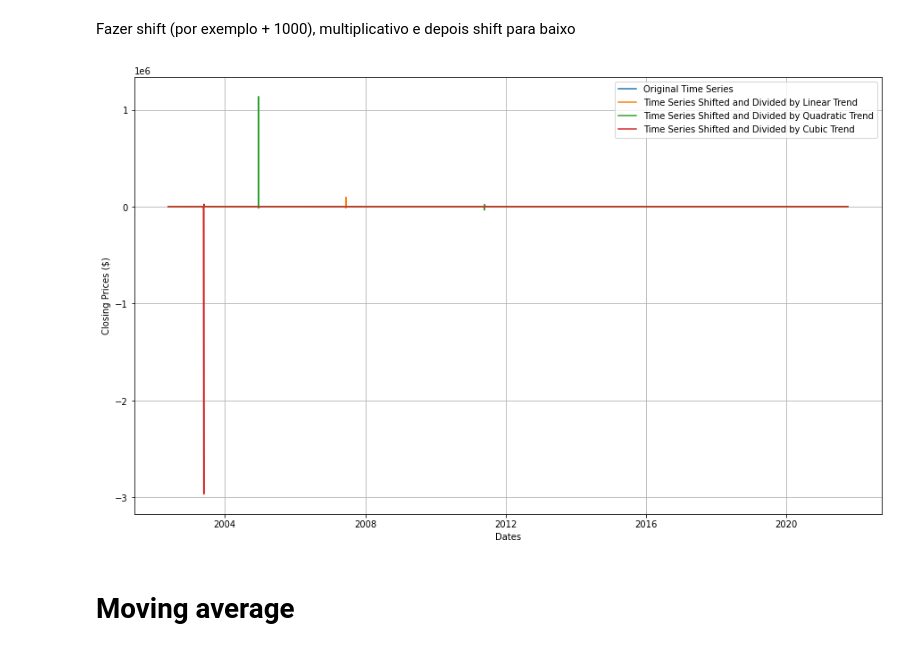
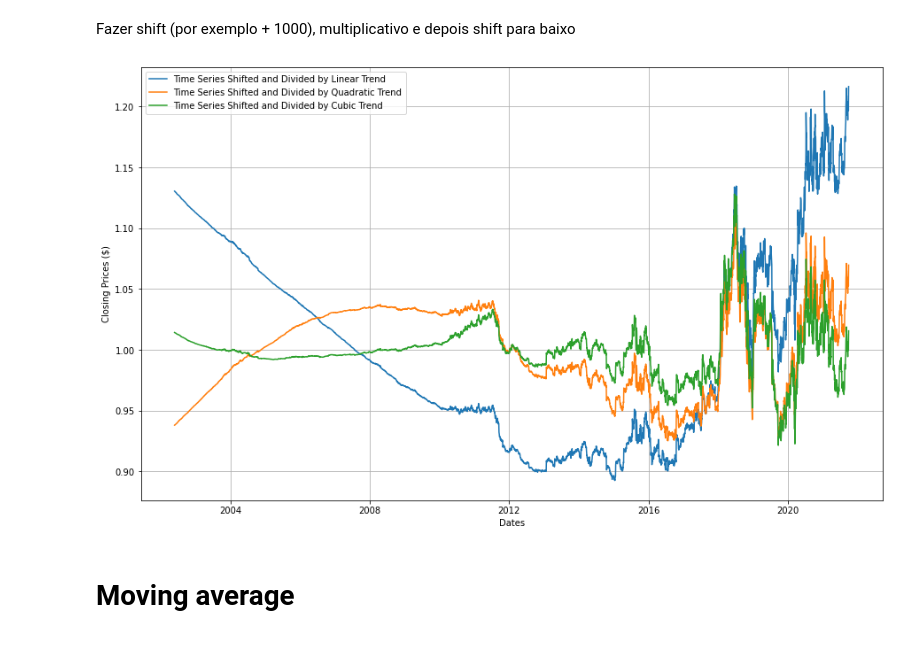
Before and after one commit to tfernandes14/ASTP-Project, a Jupyter notebook: Project.ipynb, the cells around one changed output. Cells and saved outputs as stored; diff of their text form; code cells hidden in the pictures.

```diff
--- a/Project.ipynb
+++ b/Project.ipynb
@@ -224,23 +227,23 @@ Fazer shift (por exemplo + 1000), multiplicativo e depois shift para baixo
 # %%
 y_pseudo = y.copy()
 y_pseudo += 1000
 
-pseudo_data_no_lin_trend = divided_trend(y_pseudo, linTS)
-pseudo_data_no_quad_trend = divided_trend(y_pseudo, quadTS)
-pseudo_data_no_cub_trend = divided_trend(y_pseudo, cubTS)
+pseudo_data_no_lin_trend = divided_trend(y_pseudo, linTS + 1000)
+pseudo_data_no_quad_trend = divided_trend(y_pseudo, quadTS + 1000)
+pseudo_data_no_cub_trend = divided_trend(y_pseudo, cubTS + 1000)
 
-y_pseudo -= 1000
+'''y_pseudo -= 1000
 pseudo_data_no_lin_trend -= 1000
 pseudo_data_no_quad_trend -= 1000
-pseudo_data_no_cub_trend -= 1000
+pseudo_data_no_cub_trend -= 1000'''
 
 plot_data(
-    [x for i in range(4)],
-    [y_pseudo, pseudo_data_no_lin_trend, pseudo_data_no_quad_trend, pseudo_data_no_cub_trend],
-    ["Original Time Series", 'Time Series Shifted and Divided by Linear Trend', 'Time Series Shifted and Divided by Quadratic Trend', 'Time Series Shifted and Divided by Cubic Trend'],
+    [x for i in range(3)],
+    [pseudo_data_no_lin_trend, pseudo_data_no_quad_trend, pseudo_data_no_cub_trend],
+    ['Time Series Shifted and Divided by Linear Trend', 'Time Series Shifted and Divided by Quadratic Trend', 'Time Series Shifted and Divided by Cubic Trend'],
 )
 # %% [output]
-[figure, old version]
+[figure, new version]
 # %% [markdown]
 # Moving average
 # %%
```
Also changed, not shown: parts of 36 cells of this notebook, 15 other files.
